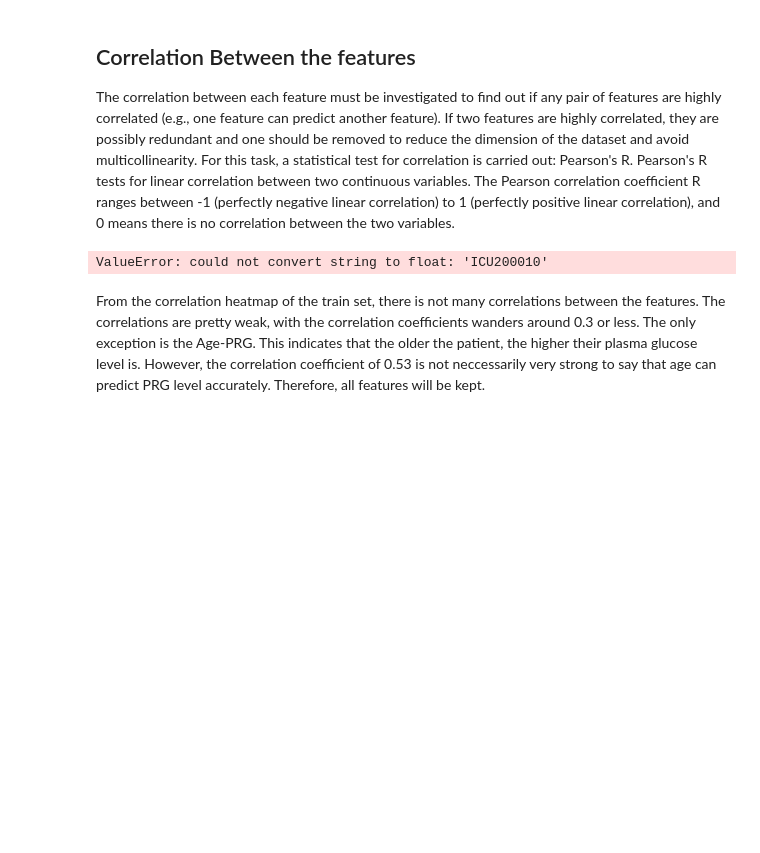
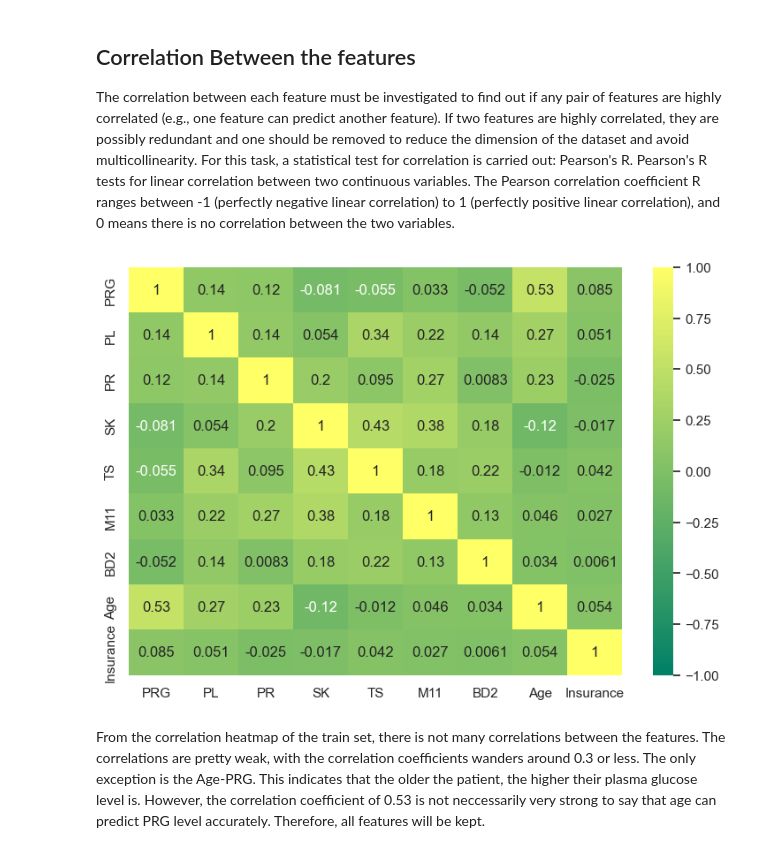
Before and after one commit to UnhookedMonk/Sepsis-Modelling, a Jupyter notebook: Sepsis_Prediction.ipynb, the cells around one changed output. Drawn from its saved outputs; the diff is of its cells as text; code cells hidden in the pictures; blank space fills up the shorter version.

Commit message:
corrected error in correlation heatmap

```diff
--- a/Sepsis_Prediction.ipynb
+++ b/Sepsis_Prediction.ipynb
@@ -311,14 +311,21 @@ Most of the Values lie between 40 and 80. This represents the systolic or diasto
 The correlation between each feature must be investigated to find out if any pair of features are highly correlated (e.g., one feature can predict another feature). If two features are highly correlated, they are possibly redundant and one should be removed to reduce the dimension of the dataset and avoid multicollinearity. For this task, a statistical test for correlation is carried out: Pearson's  R. Pearson's R tests for linear correlation between two continuous variables. The Pearson correlation coefficient R ranges between -1 (perfectly negative linear correlation) to 1 (perfectly positive linear correlation), and 0 means there is no correlation between the two variables.
 # %%
 # Calculating correlation
-pearson_r = train.corr(method='pearson')
-# Plotting a heatmap
+
+# Selecting only the numerical columns
+numerical_columns = train.select_dtypes(include=['int64', 'float64'])
+
+# Calculating the correlation for numerical columns
+pearson_r = numerical_columns.corr(method='pearson')
+
 sns.set_theme()
 f, ax = plt.subplots(figsize=(9, 6))
 
-sns.heatmap(data=pearson_r, vmin=-1, vmax=1, annot=True, cmap='summer',ax=ax)
+sns.heatmap(data=pearson_r, vmin=-1, vmax=1, annot=True, cmap='summer', ax=ax)
+
+plt.show()
 # %% [output]
-ValueError: could not convert string to float: 'ICU200010'
+[figure, added]
 # %% [markdown]
 From the correlation heatmap of the train set, there is not many correlations between the features. The correlations are pretty weak, with the correlation coefficients wanders around 0.3 or less. The only exception is the Age-PRG. This indicates that the older the patient, the higher their plasma glucose level is. However, the correlation coefficient of 0.53 is not neccessarily very strong to say that age can predict PRG level accurately. Therefore, all features will be kept.
 # %% [markdown]
```
Also changed, not shown: parts of 8 cells of this notebook, 3 other files.
